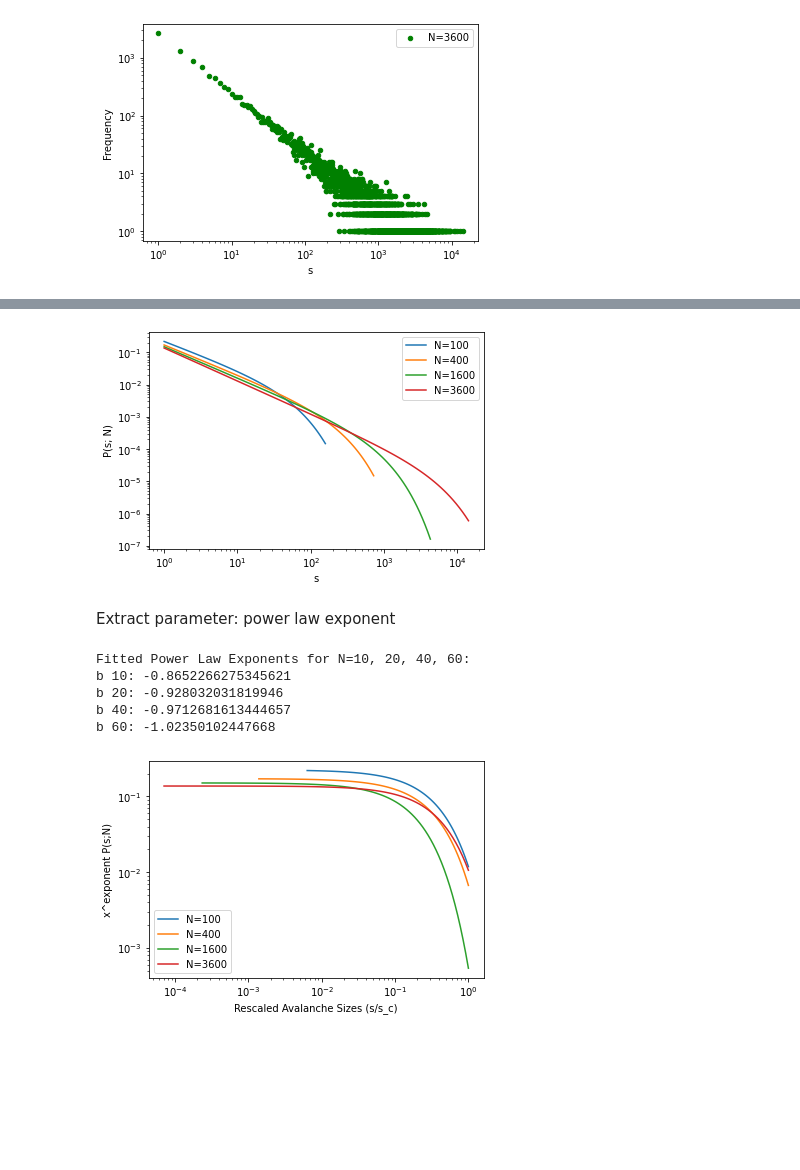
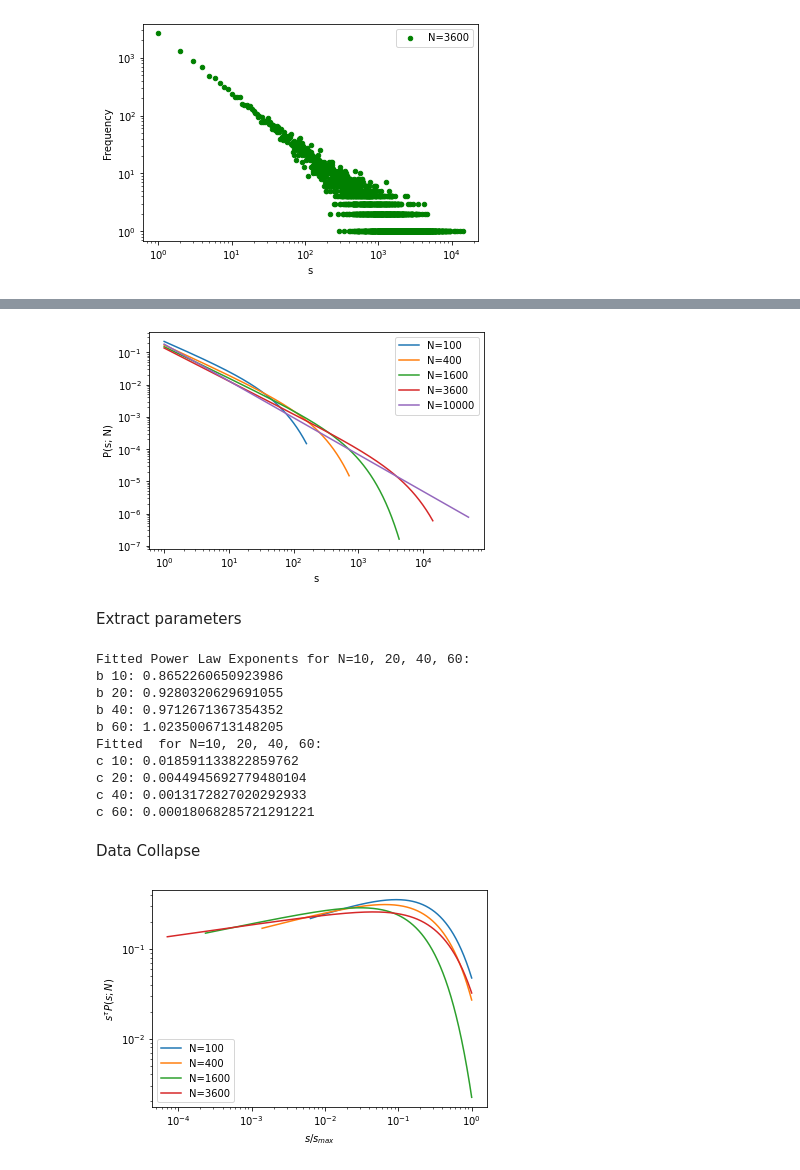
Before and after one commit to rkoevoets/complex-system-simulation, a Jupyter notebook: 2d grid network.ipynb, the cells around one changed output, grey strips where cells are left out. Cells and saved outputs as stored; diff of their text form; code cells hidden in the pictures; blank space fills up the shorter version.

Commit message:
updated 2d grid network

```diff
--- a/2d grid network.ipynb
+++ b/2d grid network.ipynb
@@ -155,36 +170,31 @@ Fitting with curve (power law with exponential cutoff) anf creating probability
 # %%
-# Define the model function
+# Define the model function (Power law with exponential cutoff)
 def power_law_with_exponential_cutoff(x, a, b, c):
-    return a * x**b * np.exp(-c * x)
+    return a* x**-b * np.exp(-c * x)
 
 # Perform curve fitting
 popt_20, pcov_20 = curve_fit(power_law_with_exponential_cutoff, avalanche_sizes_grid_20, frequencies_grid_20)
 popt_40, pcov_40 = curve_fit(power_law_with_exponential_cutoff, avalanche_sizes_grid_40, frequencies_grid_40)
 popt_60, pcov_60 = curve_fit(power_law_with_exponential_cutoff, avalanche_sizes_grid_60, frequencies_grid_60)
-
 popt_10, pcov_10 = curve_fit(power_law_with_exponential_cutoff, avalanche_sizes_grid_10, frequencies_grid_10)
 
 
 # Generate fitted curve values
-x_fit_20 = np.logspace(np.log10(min(avalanche_sizes_grid_20)), np.log10(max(avalanche_sizes_grid_20)), 100)
+x_fit_20 = np.logspace(np.log10(min(avalanche_sizes_grid_20)), np.log10(max(avalanche_sizes_grid_20)), 1000)
 y_fit_20 = power_law_with_exponential_cutoff(x_fit_20, *popt_20)
-x_fit_40 = np.logspace(np.log10(min(avalanche_sizes_grid_40)), np.log10(max(avalanche_sizes_grid_40)), 100)
+x_fit_40 = np.logspace(np.log10(min(avalanche_sizes_grid_40)), np.log10(max(avalanche_sizes_grid_40)), 1000)
 y_fit_40 = power_law_with_exponential_cutoff(x_fit_40, *popt_40)
-x_fit_60 = np.logspace(np.log10(min(avalanche_sizes_grid_60)), np.log10(max(avalanche_sizes_grid_60)), 100)
+x_fit_60 = np.logspace(np.log10(min(avalanche_sizes_grid_60)), np.log10(max(avalanche_sizes_grid_60)), 1000)
 y_fit_60 = power_law_with_exponential_cutoff(x_fit_60, *popt_60)
-
-x_fit_10 = np.logspace(np.log10(min(avalanche_sizes_grid_10)), np.log10(max(avalanche_sizes_grid_10)), 100)
+x_fit_10 = np.logspace(np.log10(min(avalanche_sizes_grid_10)), np.log10(max(avalanche_sizes_grid_10)), 1000)
 y_fit_10 = power_law_with_exponential_cutoff(x_fit_10, *popt_10)
-
 
 
 # Calculate normalization constant (integral over the defined range)
 norm_constant_20 = np.trapz(y_fit_20, x=x_fit_20)
 norm_constant_40 = np.trapz(y_fit_40, x=x_fit_40)
 norm_constant_60 = np.trapz(y_fit_60, x=x_fit_60)
-
 norm_constant_10 = np.trapz(y_fit_10, x=x_fit_10)
-
 
 # Normalize the fitted curve to obtain the PDF
 pdf_fit_20 = y_fit_20 / norm_constant_20
@@ -192,12 +202,12 @@ pdf_fit_40 = y_fit_40 / norm_constant_40
 pdf_fit_60 = y_fit_60 / norm_constant_60
 pdf_fit_10 = y_fit_10 / norm_constant_10
 
-
 # Plot the original data and fitted PDF on a log-log scale
 plt.loglog(x_fit_10, pdf_fit_10, label='N=100')
 plt.loglog(x_fit_20, pdf_fit_20, label='N=400')
 plt.loglog(x_fit_40, pdf_fit_40, label='N=1600')
 plt.loglog(x_fit_60, pdf_fit_60, label='N=3600')
+plt.loglog(x_fit_100, pdf_fit_100, label='N=10000')
 
 plt.xlabel('s')
 plt.ylabel('P(s; N)')
@@ -207,11 +217,11 @@ plt.savefig('2d_grid_graph_probability.png', dpi = 300)
 
 plt.show()
 # %% [output]
-[figure, old version]
+[figure, new version]
-# %% [markdown]
-Extract parameter: power law exponent
+# %% [markdown]
+Extract parameters
 # %%
-# Extract the fitted parameters
+# Extract the fitted parameters: a= constant, b= power law exponent, c= e^(cx)
 a_10, b_10, c_10 = popt_10
 a_20, b_20, c_20 = popt_20
 a_40, b_40, c_40 = popt_40
@@ -223,39 +233,55 @@ print(f"b 10: {b_10}")
 print(f"b 20: {b_20}")
 print(f"b 40: {b_40}")
 print(f"b 60: {b_60}")
+
+print("Fitted  for N=10, 20, 40, 60:")
+print(f"c 10: {c_10}")
+print(f"c 20: {c_20}")
+print(f"c 40: {c_40}")
+print(f"c 60: {c_60}")
 # %% [output]
 Fitted Power Law Exponents for N=10, 20, 40, 60:
-b 10: -0.8652266275345621
-b 20: -0.928032031819946
-b 40: -0.9712681613444657
-b 60: -1.02350102447668
+b 10: 0.8652260650923986
+b 20: 0.9280320629691055
+b 40: 0.9712671367354352
+b 60: 1.0235006713148205
+Fitted  for N=10, 20, 40, 60:
+c 10: 0.018591133822859762
+c 20: 0.0044945692779480104
+c 40: 0.0013172827020292933
+c 60: 0.00018068285721291221
+# %% [markdown]
+Data Collapse
 # %%
-# Scaling factors
+#  Scaling factors
 scaling_factors = [np.max(x_fit_10), np.max(x_fit_20), np.max(x_fit_40), np.max(x_fit_60)]
 
 # Rescaling the avalanche_sizes data
-avalanche_sizes_grid_10_scaled = x_fit_10 / scaling_factors[0]
-avalanche_sizes_grid_20_scaled = x_fit_20 / scaling_factors[1]
-avalanche_sizes_grid_40_scaled = x_fit_40 / scaling_factors[2]
-avalanche_sizes_grid_60_scaled = x_fit_60 / scaling_factors[3]
+avalanche_sizes_grid_10_scaled = (x_fit_10/scaling_factors[0])
+avalanche_sizes_grid_20_scaled = x_fit_20/scaling_factors[1]
+avalanche_sizes_grid_40_scaled = x_fit_40/scaling_factors[2]
+avalanche_sizes_grid_60_scaled = x_fit_60/ scaling_factors[3]
 
-pdf_fit_10_scaled = pdf_fit_10 * x_fit_10**(-b_10)
-pdf_fit_20_scaled = pdf_fit_20 * x_fit_20**(-b_20)
-pdf_fit_40_scaled = pdf_fit_40 * x_fit_40**(-b_40)
-pdf_fit_60_scaled = pdf_fit_60 * x_fit_60**(-b_60)
+
+pdf_fit_10_scaled = pdf_fit_10 * ((x_fit_10)** 1.14)
+pdf_fit_20_scaled = pdf_fit_20 * ((x_fit_20 ) ** (1.14))
+pdf_fit_40_scaled = pdf_fit_40  * ((x_fit_40 ) ** (1.14))
+pdf_fit_60_scaled = pdf_fit_60  * ((x_fit_60) ** (1.14))
 
 
 # Plotting the collapsed data on a log-log plot
 plt.figure()
 plt.loglog(avalanche_sizes_grid_10_scaled, pdf_fit_10_scaled, label='N=100')
 plt.loglog(avalanche_sizes_grid_20_scaled, pdf_fit_20_scaled, label='N=400')
 plt.loglog(avalanche_sizes_grid_40_scaled, pdf_fit_40_scaled, label='N=1600')
 plt.loglog(avalanche_sizes_grid_60_scaled, pdf_fit_60_scaled, label='N=3600')
 
-plt.xlabel('Rescaled Avalanche Sizes (s/s_c)')
-plt.ylabel('x^exponent P(s;N)')
+plt.xlabel("$s/s_{max}}$")
+plt.ylabel('$ s^{\u03C4} P(s;N)$')
+
 #plt.title('Data Collapse')
 plt.legend()
+plt.savefig("grid_data_collapse.png", dpi = 300)
 plt.show()
 # %% [output]
-[figure, old version]
+[figure, new version]
```
Also changed, not shown: parts of 14 cells of this notebook.
